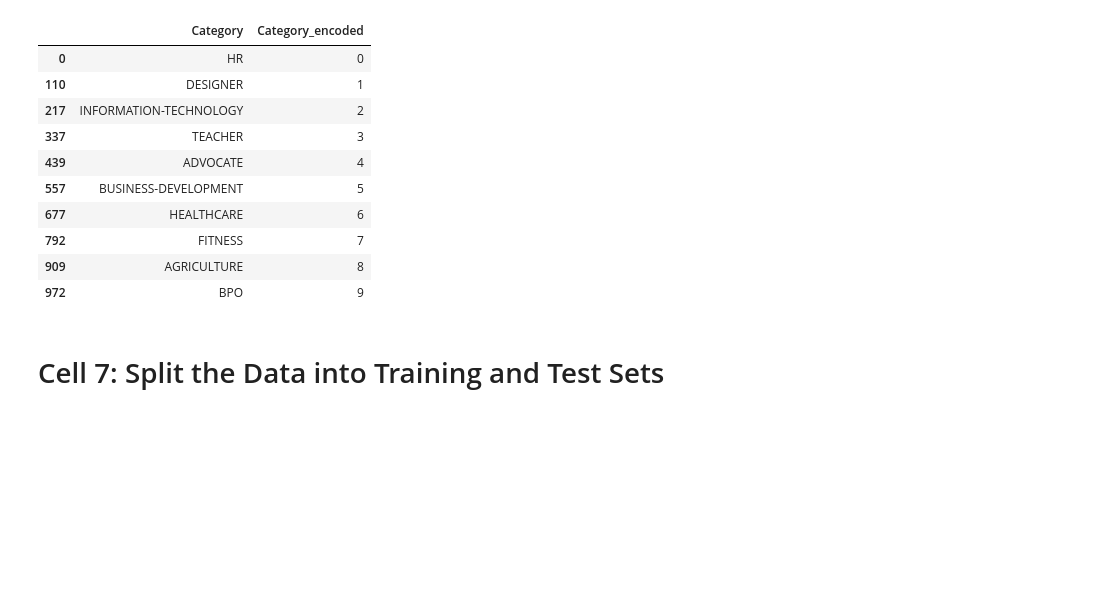
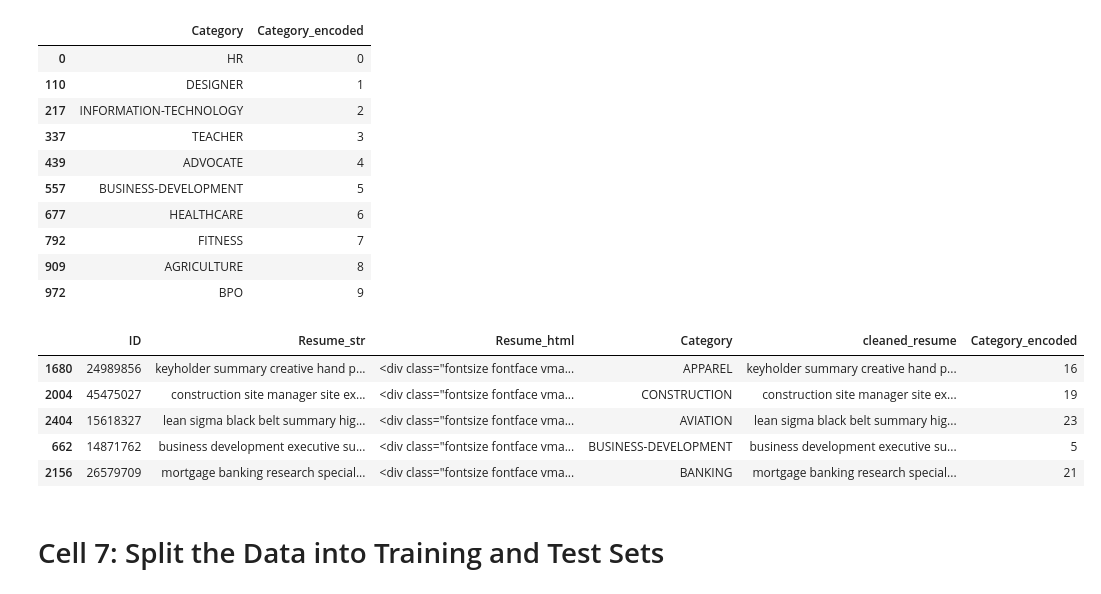
Before and after one commit to RapaDewan/CSE499B, a Jupyter notebook: (R)CSE499B ML_Logis_Reg.ipynb, the cells around one changed output. Saved outputs shown, nothing was run; the diff lists cells and outputs as text; code cells hidden in the pictures; blank space fills up the shorter version.

```diff
--- a/(R)CSE499B ML_Logis_Reg.ipynb
+++ b/(R)CSE499B ML_Logis_Reg.ipynb
@@ -145,6 +226,15 @@ df[['Category', 'Category_encoded']].drop_duplicates().head(10)
 | 792 | FITNESS | 7 |
 | 909 | AGRICULTURE | 8 |
 | 972 | BPO | 9 |
+# %%
+df.sample(5)
+# %% [output]
+|  | ID | Resume_str | Resume_html | Category | cleaned_resume | Category_encoded |
+| 1680 | 24989856 | keyholder summary creative hand p... | <div class="fontsize fontface vma... | APPAREL | keyholder summary creative hand p... | 16 |
+| 2004 | 45475027 | construction site manager site ex... | <div class="fontsize fontface vma... | CONSTRUCTION | construction site manager site ex... | 19 |
+| 2404 | 15618327 | lean sigma black belt summary hig... | <div class="fontsize fontface vma... | AVIATION | lean sigma black belt summary hig... | 23 |
+| 662 | 14871762 | business development executive su... | <div class="fontsize fontface vma... | BUSINESS-DEVELOPMENT | business development executive su... | 5 |
+| 2156 | 26579709 | mortgage banking research special... | <div class="fontsize fontface vma... | BANKING | mortgage banking research special... | 21 |
 # %% [markdown]
 # Cell 7: Split the Data into Training and Test Sets
 # %%
```
Also changed, not shown: parts of 13 cells of this notebook.
